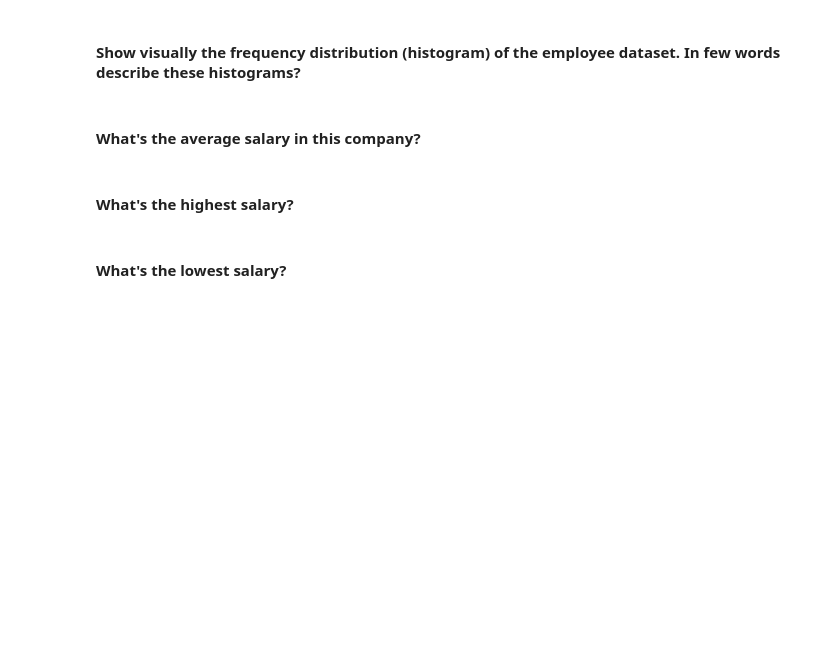
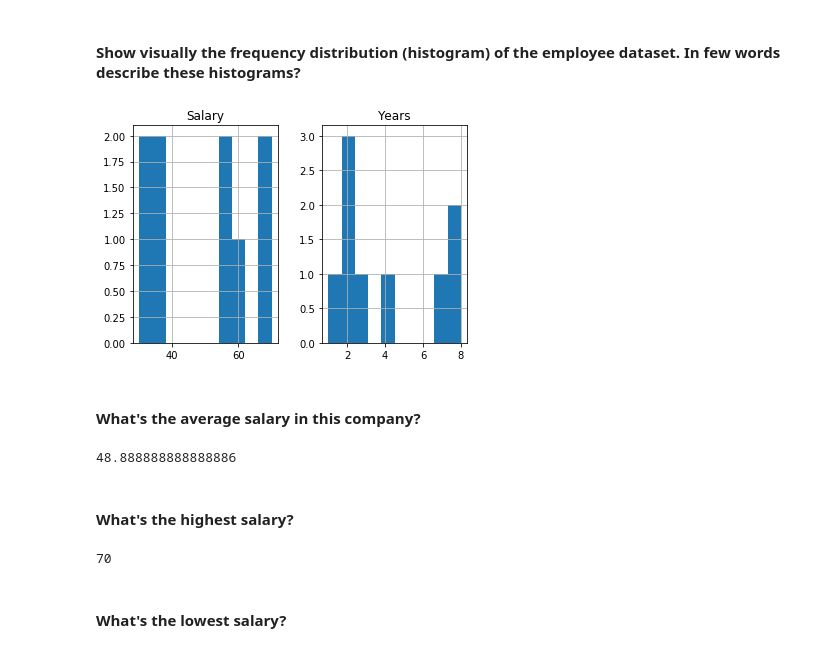
Before and after one commit to fuentebermudez/data-labs, a Jupyter notebook: module-2/lab-subsetting-and-descriptive-stats/your-code/main.ipynb, the cells around one changed output. Saved outputs shown, nothing was run; the diff lists cells and outputs as text; code cells hidden in the pictures; blank space fills up the shorter version.

```diff
--- a/module-2/lab-subsetting-and-descriptive-stats/your-code/main.ipynb
+++ b/module-2/lab-subsetting-and-descriptive-stats/your-code/main.ipynb
@@ -106,6 +119,7 @@ Name: City, dtype: object
 #### Load the `employee.csv` file into a DataFrame. Call the dataframe `employee`
 # %%
 # your answer here
+employee=pd.read_csv('.\employee.csv',encoding='UTF-8')
 # %% [markdown]
 #### Explore the data types of the Temp dataframe. Comment your results
 # %%
@@ -114,14 +139,23 @@ Name: City, dtype: object
 #### Show visually the frequency distribution (histogram) of the employee dataset. In few words describe these histograms?
 # %%
 # your answer here
+employee.hist();
+# %% [output]
+[figure, added]
 # %% [markdown]
 #### What's the average salary in this company?
 # %%
 # your answer here
+employee.Salary.mean()
+# %% [output]
+48.888888888888886
 # %% [markdown]
 #### What's the highest salary?
 # %%
 # your answer here
+employee.Salary.max()
+# %% [output]
+70
 # %% [markdown]
 #### What's the lowest salary?
 # %%
```
Also changed, not shown: parts of 23 cells of this notebook.
